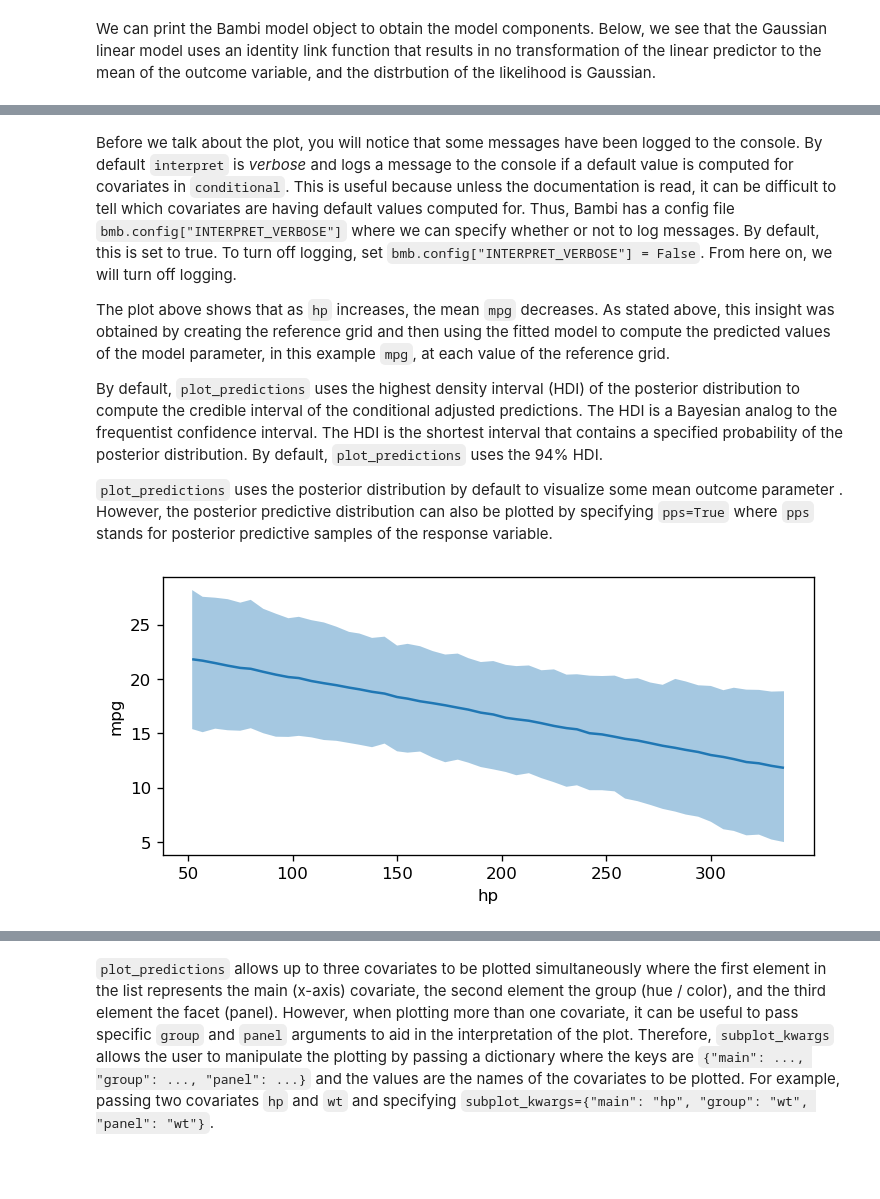
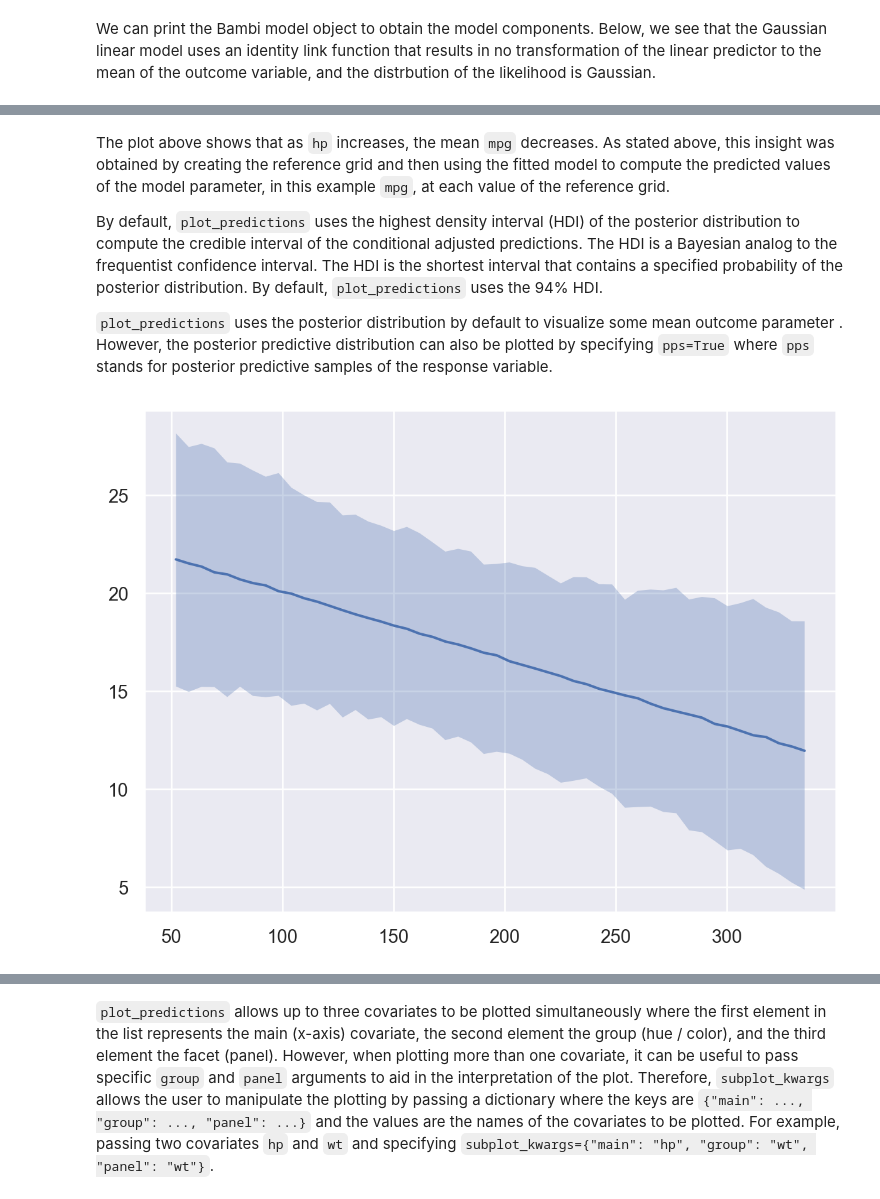
Before and after one commit to bambinos/bambi, a Jupyter notebook: docs/notebooks/plot_predictions.ipynb, the cells around one changed output, grey strips where cells are left out. Cells and saved outputs as stored; diff of their text form; code cells hidden in the pictures; blank space fills up the shorter version.

```diff
--- a/docs/notebooks/plot_predictions.ipynb
+++ b/docs/notebooks/plot_predictions.ipynb
@@ -69,6 +69,7 @@ For the first demonstration, we will use a Gaussian linear regression model with
 # %%
 # Load data
 data = bmb.load_data('mtcars')
+data["hp"] = data["hp"].astype(pd.Float32Dtype())
 data["cyl"] = data["cyl"].replace({4: "low", 6: "medium", 8: "high"})
 data["gear"] = data["gear"].replace({3: "A", 4: "B", 5: "C"})
 data["cyl"] = pd.Categorical(data["cyl"], categories=["low", "medium", "high"], ordered=True)
@@ -101,18 +99,13 @@ Default computed for unspecified variable: cyl, gear, wt
 # %% [markdown]
-Before we talk about the plot, you will notice that some messages have been logged to the console. By default `interpret` is _verbose_ and logs a message to the console if a default value is computed for covariates in `conditional`. This is useful because unless the documentation is read, it can be difficult to tell which covariates are having default values computed for. Thus, Bambi has a config file `bmb.config["INTERPRET_VERBOSE"]` where we can specify whether or not to log messages. By default, this is set to true. To turn off logging, set `bmb.config["INTERPRET_VERBOSE"] = False`. From here on, we will turn off logging.
-
 The plot above shows that as `hp` increases, the mean `mpg` decreases. As stated above, this insight was obtained by creating the reference grid and then using the fitted model to compute the predicted values of the model parameter, in this example `mpg`, at each value of the reference grid.
 
 By default, `plot_predictions` uses the highest density interval (HDI) of the posterior distribution to compute the credible interval of the conditional adjusted predictions. The HDI is a Bayesian analog to the frequentist confidence interval. The HDI is the shortest interval that contains a specified probability of the posterior distribution. By default, `plot_predictions` uses the 94% HDI.
 
 `plot_predictions` uses the posterior distribution by default to visualize some mean outcome parameter . However, the posterior predictive distribution can also be plotted by specifying `pps=True` where `pps` stands for posterior predictive samples of the response variable.
-# %%
-bmb.config["INTERPRET_VERBOSE"] = False
 # %%
-fig, ax = plt.subplots(figsize=(7, 3), dpi=120)
-bmb.interpret.plot_predictions(model, idata, "hp", pps=True, ax=ax);
+bmb.interpret.plot_predictions(model, idata, "hp", pps=True)
 # %% [output]
-[figure, old version]
+[figure, new version]
 # %% [markdown]
 Here, we notice that the uncertainty in the conditional adjusted predictions is much larger than the uncertainty when `pps=False`. This is because the posterior predictive distribution accounts for the uncertainty in the model parameters and the uncertainty in the data. Whereas, the posterior distribution only accounts for the uncertainty in the model parameters.
 
```
Also changed, not shown: parts of 30 cells of this notebook, 9 other files.
